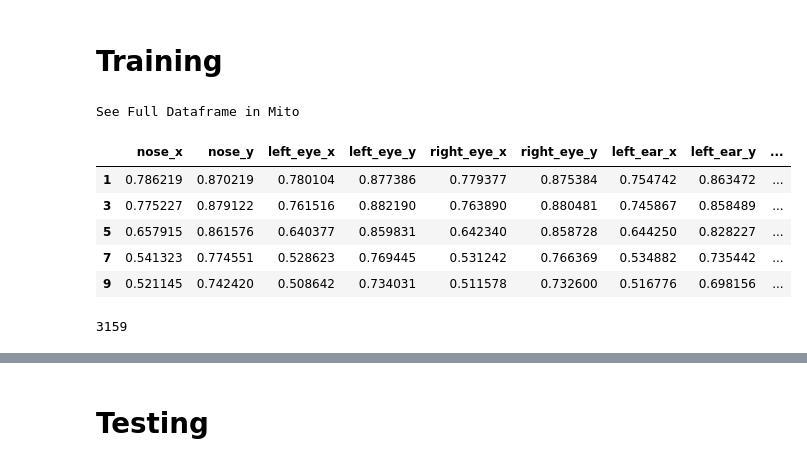
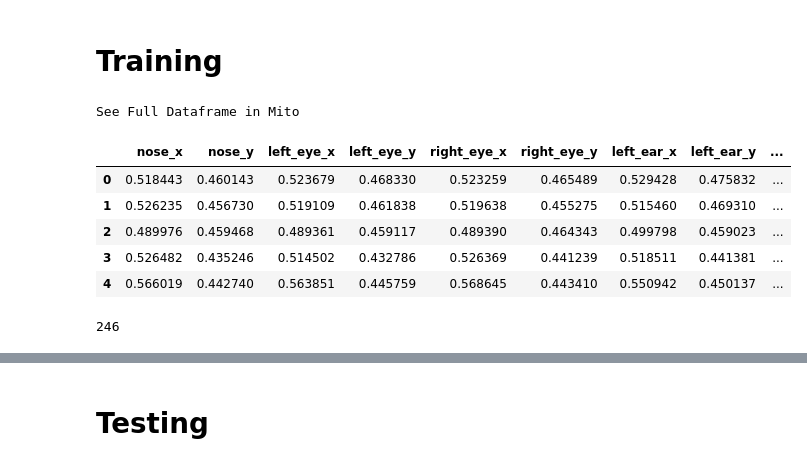
Before and after one commit to radhamujumdar/Yoga_Class-Analysis, a Jupyter notebook: model.ipynb, the cells around one changed output, grey strips where cells are left out. Cells and saved outputs as stored; diff of their text form; code cells hidden in the pictures.

Commit message:
merged final training dataset

```diff
--- a/model.ipynb
+++ b/model.ipynb
@@ -13,21 +13,21 @@ from matplotlib import pyplot as plt
 # %% [markdown]
 # Training
 # %%
-keypts_data=pd.read_csv("train.csv")
+keypts_data=pd.read_csv("yoga_trainfile.csv")
 keypts_data=keypts_data.dropna()
 keypts_data.head()
 # %% [output]
 See Full Dataframe in Mito
 |  | nose_x | nose_y | left_eye_x | left_eye_y | right_eye_x | right_eye_y | left_ear_x | left_ear_y | ... |
-| 1 | 0.786219 | 0.870219 | 0.780104 | 0.877386 | 0.779377 | 0.875384 | 0.754742 | 0.863472 | ... |
-| 3 | 0.775227 | 0.879122 | 0.761516 | 0.882190 | 0.763890 | 0.880481 | 0.745867 | 0.858489 | ... |
-| 5 | 0.657915 | 0.861576 | 0.640377 | 0.859831 | 0.642340 | 0.858728 | 0.644250 | 0.828227 | ... |
-| 7 | 0.541323 | 0.774551 | 0.528623 | 0.769445 | 0.531242 | 0.766369 | 0.534882 | 0.735442 | ... |
-| 9 | 0.521145 | 0.742420 | 0.508642 | 0.734031 | 0.511578 | 0.732600 | 0.516776 | 0.698156 | ... |
+| 0 | 0.518443 | 0.460143 | 0.523679 | 0.468330 | 0.523259 | 0.465489 | 0.529428 | 0.475832 | ... |
+| 1 | 0.526235 | 0.456730 | 0.519109 | 0.461838 | 0.519638 | 0.455275 | 0.515460 | 0.469310 | ... |
+| 2 | 0.489976 | 0.459468 | 0.489361 | 0.459117 | 0.489390 | 0.464343 | 0.499798 | 0.459023 | ... |
+| 3 | 0.526482 | 0.435246 | 0.514502 | 0.432786 | 0.526369 | 0.441239 | 0.518511 | 0.441381 | ... |
+| 4 | 0.566019 | 0.442740 | 0.563851 | 0.445759 | 0.568645 | 0.443410 | 0.550942 | 0.450137 | ... |
 # %%
 len(keypts_data)
 # %% [output]
-3159
+246
 # %%
 keypts_data=keypts_data.reset_index(drop=True)
 keypts_data.head()
```
Also changed, not shown: parts of 25 cells of this notebook, 5 other files.
